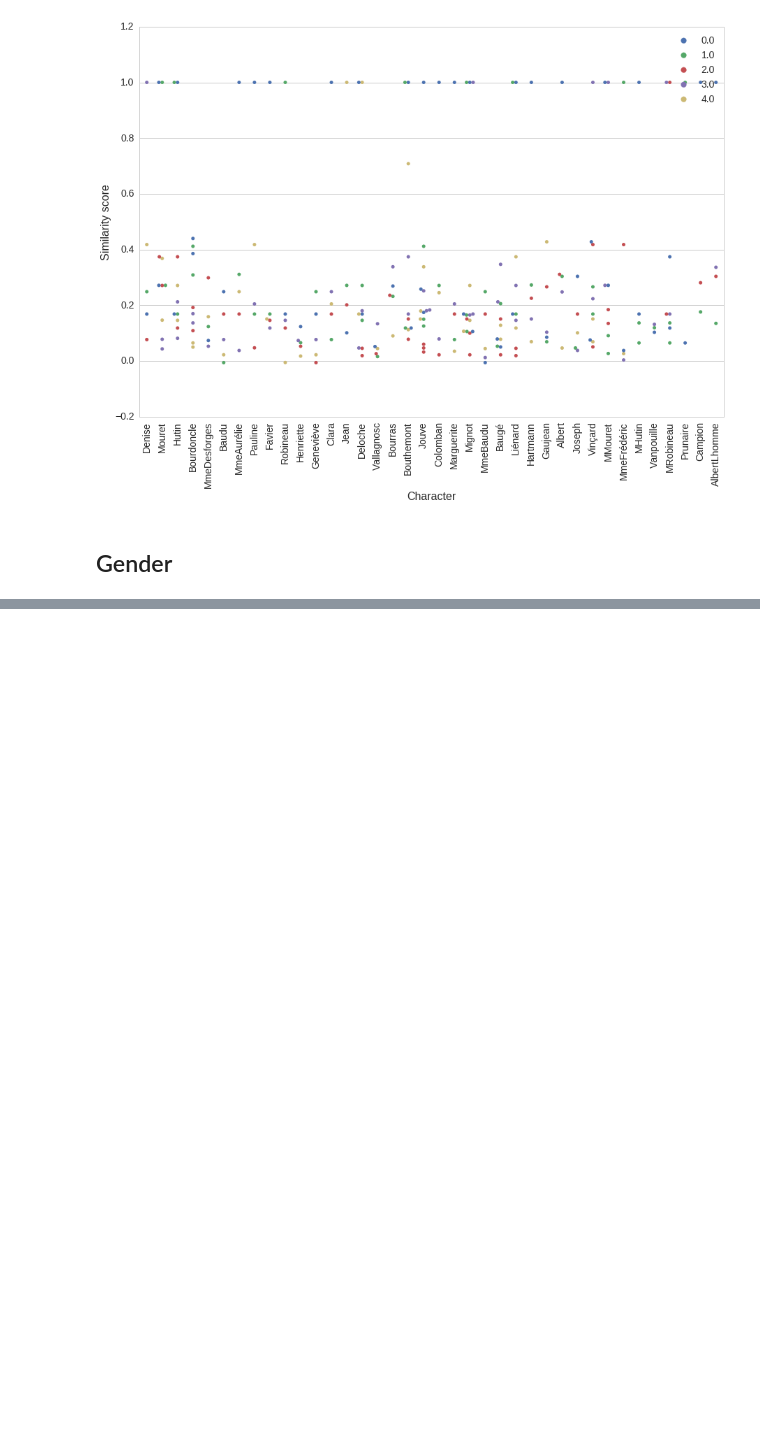
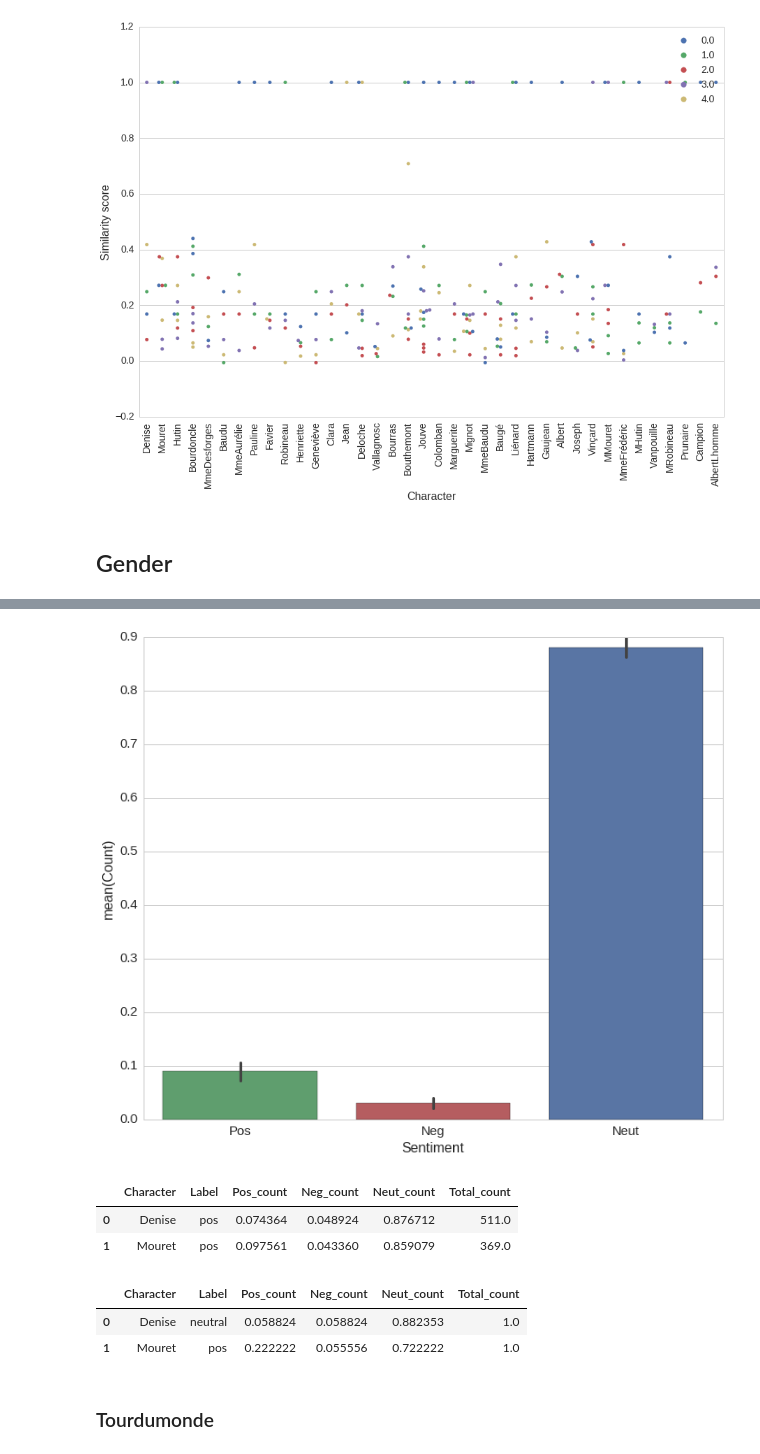
Before and after one commit to semplea/characters-meta, a Jupyter notebook: python/tester.ipynb, the cells around one changed output, grey strips where cells are left out. Saved outputs shown, nothing was run; the diff lists cells and outputs as text; code cells hidden in the pictures; blank space fills up the shorter version.

```diff
--- a/python/tester.ipynb
+++ b/python/tester.ipynb
@@ -249,0 +379,6 @@ array([[-0.51046895, -0.51443578, -1.57751696, -0.1185995 , -0.24774453,
+# %%
+stacked_sent = pd.DataFrame(columns=sentiment_cols)
+name = sentiment_names[0]
+for book in books:
+    key = book + '_' + name
+    stacked_sent = stacked_sent.append(df_dict[key])
@@ -249,0 +394,21 @@ array([[-0.51046895, -0.51443578, -1.57751696, -0.1185995 , -0.24774453,
+# %%
+pos = stacked_sent.Pos_count.to_frame()
+neg = stacked_sent.Neg_count.to_frame()
+neut = stacked_sent.Neut_count.to_frame()
+pos.columns = ['Count']
+neg.columns = ['Count']
+neut.columns = ['Count']
+
+
+pos['Sentiment'] = 'Pos'
+neg['Sentiment'] = 'Neg'
+neut['Sentiment'] = 'Neut'
+# %%
+pos = pos.append(neg).append(neut)
+# %%
+ax, fig = plt.subplots(figsize=(12,10))
+sns.barplot(x='Sentiment', y='Count', data=pos, palette=[palette[1], palette[2], palette[0]])
+plt.xlabel('Sentiment', fontsize=16)
+plt.ylabel('mean(Count)', fontsize=16);
+# %% [output]
+[figure, added]
@@ -249,0 +418,14 @@ array([[-0.51046895, -0.51443578, -1.57751696, -0.1185995 , -0.24774453,
+# %%
+abdd_top[['Character', 'Label', 'Pos_count', 'Neg_count', 'Neut_count', 'Total_count']]
+# %% [output]
+|  | Character | Label | Pos_count | Neg_count | Neut_count | Total_count |
+| 0 | Denise | pos | 0.074364 | 0.048924 | 0.876712 | 511.0 |
+| 1 | Mouret | pos | 0.097561 | 0.043360 | 0.859079 | 369.0 |
+# %%
+stacked_sent[['Character', 'Label', 'Pos_count', 'Neg_count', 'Neut_count', 'Total_count']].head(2)
+# %% [output]
+|  | Character | Label | Pos_count | Neg_count | Neut_count | Total_count |
+| 0 | Denise | neutral | 0.058824 | 0.058824 | 0.882353 | 1.0 |
+| 1 | Mouret | pos | 0.222222 | 0.055556 | 0.722222 | 1.0 |
+# %% [markdown]
+### Tourdumonde
```
Also changed, not shown: parts of 38 cells of this notebook, 34 other files.
